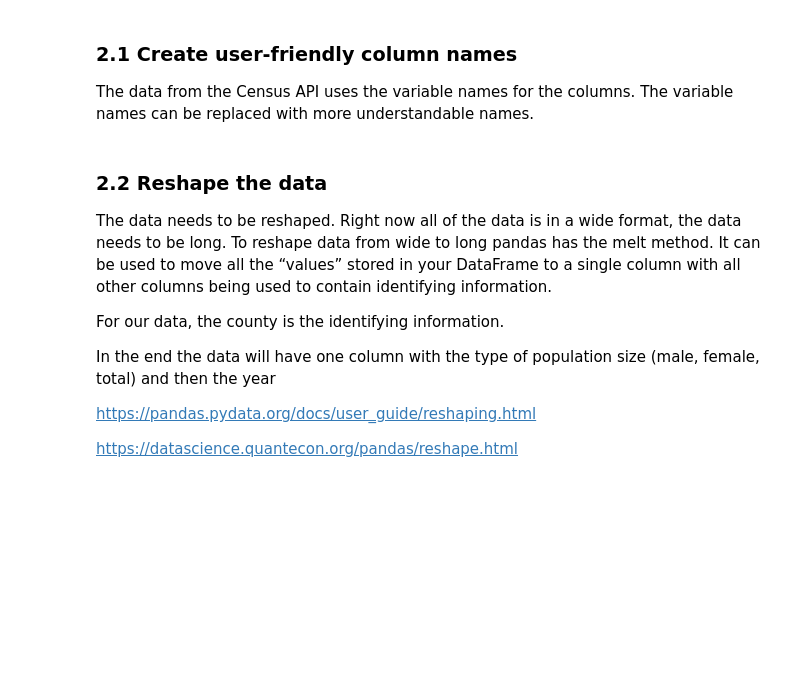
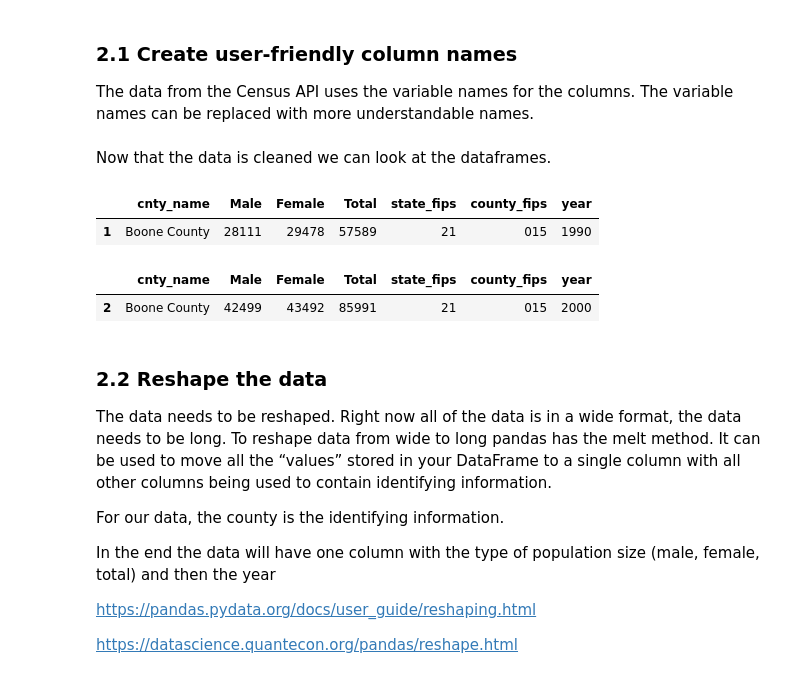
Before and after one commit to npr99/PlanningMethods, a Jupyter notebook: CensusAPI_PopulationSize_2020_07_30.ipynb, the cells around one changed output. Saved outputs shown, nothing was run; the diff lists cells and outputs as text; code cells hidden in the pictures; blank space fills up the shorter version.

```diff
--- a/CensusAPI_PopulationSize_2020_07_30.ipynb
+++ b/CensusAPI_PopulationSize_2020_07_30.ipynb
@@ -131 +144,5 @@ base_url2000
+# %%
+# What is the state and county FIPS codes?
+state  = '21'
+county = '015'
 # %% [markdown]
@@ -140,0 +161,7 @@ For a full list of variables https://api.census.gov/data/1990/sf1/variables.html
+# %%
+# Set up the predicates for 1990 Data
+predicates1990 = {}
+predicates1990["get"] = ",".join(get_vars)
+predicates1990["for"] = "county:"+county
+predicates1990["in"] = "state:"+state
+predicates1990
@@ -141,11 +182,11 @@ For a full list of variables https://api.census.gov/data/1990/sf1/variables.html
 # %%
-# Set up the predicates for 1990 Data
-predicates1990 = {}
-# For a full list of variables https://api.census.gov/data/1990/sf1/variables.html
-get_vars = ["ANPSADPI", "P0050001", "P0050002","P0010001"]
-predicates1990["get"] = ",".join(get_vars)
-predicates1990["for"] = "county:015"
-predicates1990["in"] = "state:21"
-predicates1990
+# Set up the predicates for 2000 Data
+predicates2000 = {}
+# For a full list of variables https://api.census.gov/data/2000/dec/sf1/variables.html
+get_vars = ["LSAD_NAME","" "P012002", "P012026", "P001001"]
+predicates2000["get"] = ",".join(get_vars)
+predicates2000["for"] = "county:"+county
+predicates2000["in"] = "state:"+state
+predicates2000
 # %% [output]
 {'for': 'county:015',
@@ -219,6 +237,18 @@ df2000 = pd.DataFrame(columns=col_names, data=r2000.json()[1:], index=[2])
 # add year varaible
 df1990["year"] = 1990
 df2000["year"] = 2000
+# %% [markdown]
+Now that the data is cleaned we can look at the dataframes.
+# %%
+df1990
+# %% [output]
+|  | cnty_name | Male | Female | Total | state_fips | county_fips | year |
+| 1 | Boone County | 28111 | 29478 | 57589 | 21 | 015 | 1990 |
+# %%
+df2000
+# %% [output]
+|  | cnty_name | Male | Female | Total | state_fips | county_fips | year |
+| 2 | Boone County | 42499 | 43492 | 85991 | 21 | 015 | 2000 |
 # %% [markdown]
 ### 2.2 Reshape the data
 
```
Also changed, not shown: parts of 10 cells of this notebook.
